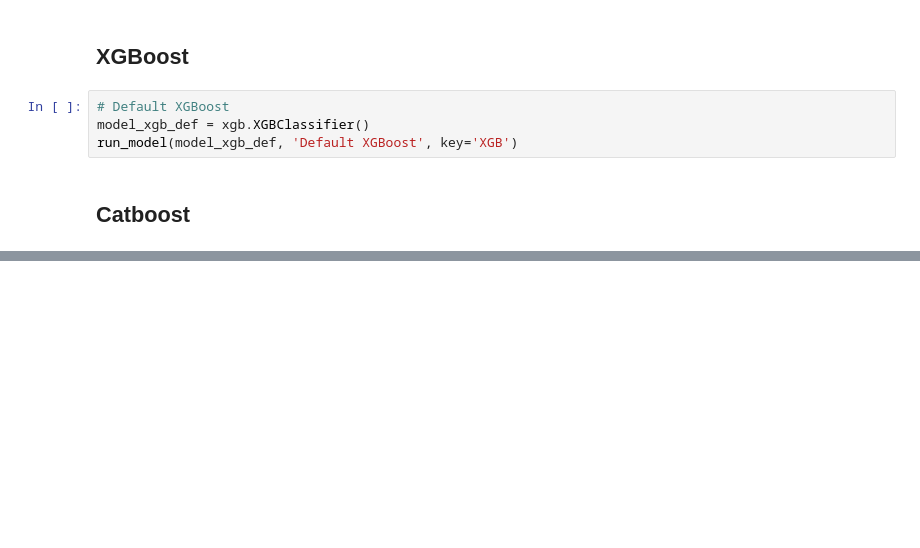
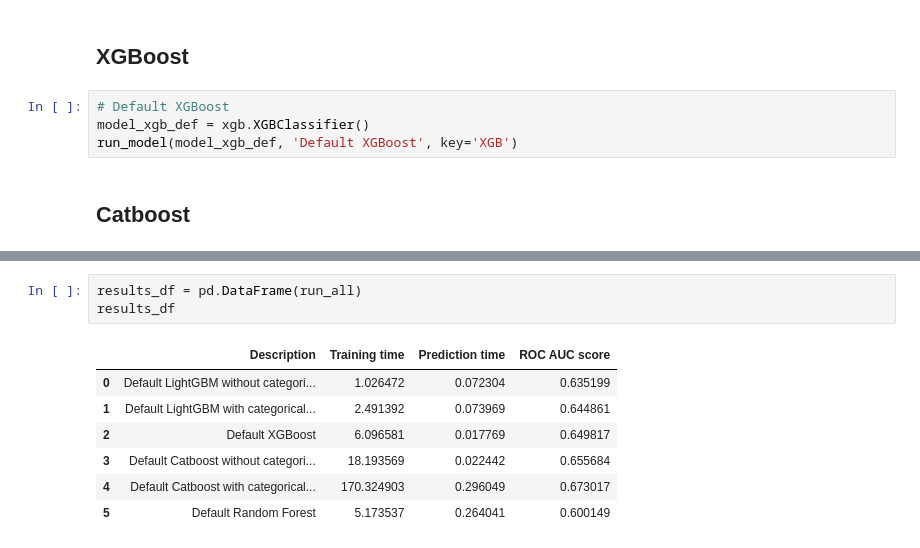
Before and after one commit to mysakbm/mysakbmPlayground, a Jupyter notebook: catboost/Catboost_vs_LightGBM_vs_XGBoost.ipynb, the cells around one changed output, grey strips where cells are left out. Cells and saved outputs as stored; diff of their text form; blank space fills up the shorter version.

```diff
--- a/catboost/Catboost_vs_LightGBM_vs_XGBoost.ipynb
+++ b/catboost/Catboost_vs_LightGBM_vs_XGBoost.ipynb
@@ -489,0 +248,11 @@ Shrink model to first 973 iterations.
+# %%
+results_df = pd.DataFrame(run_all)
+results_df
+# %% [output]
+|  | Description | Training time | Prediction time | ROC AUC score |
+| 0 | Default LightGBM without categori... | 1.026472 | 0.072304 | 0.635199 |
+| 1 | Default LightGBM with categorical... | 2.491392 | 0.073969 | 0.644861 |
+| 2 | Default XGBoost | 6.096581 | 0.017769 | 0.649817 |
+| 3 | Default Catboost without categori... | 18.193569 | 0.022442 | 0.655684 |
+| 4 | Default Catboost with categorical... | 170.324903 | 0.296049 | 0.673017 |
+| 5 | Default Random Forest | 5.173537 | 0.264041 | 0.600149 |
```
Also changed, not shown: parts of 42 cells of this notebook, 1 other file.
